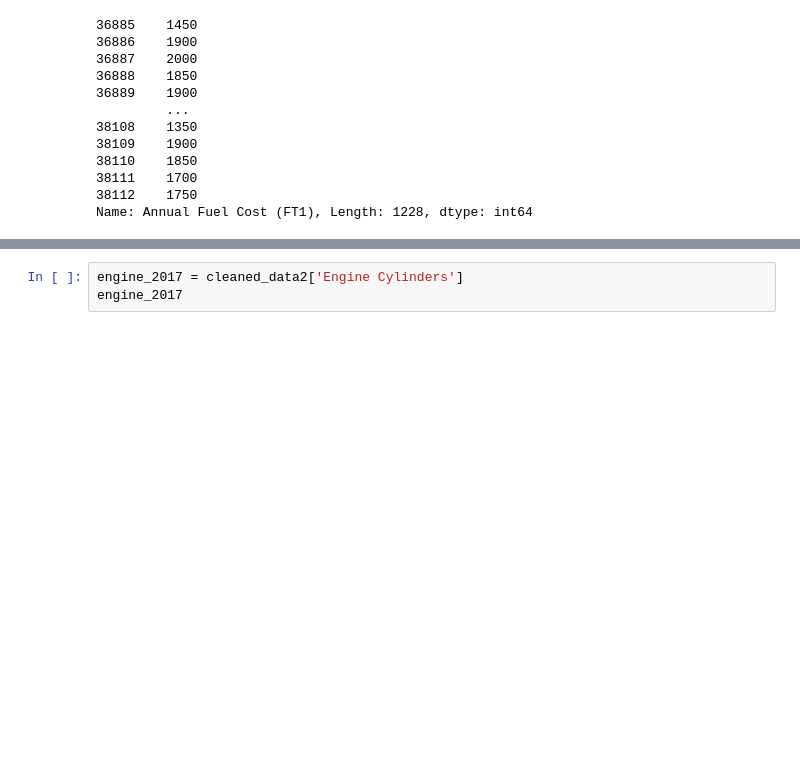
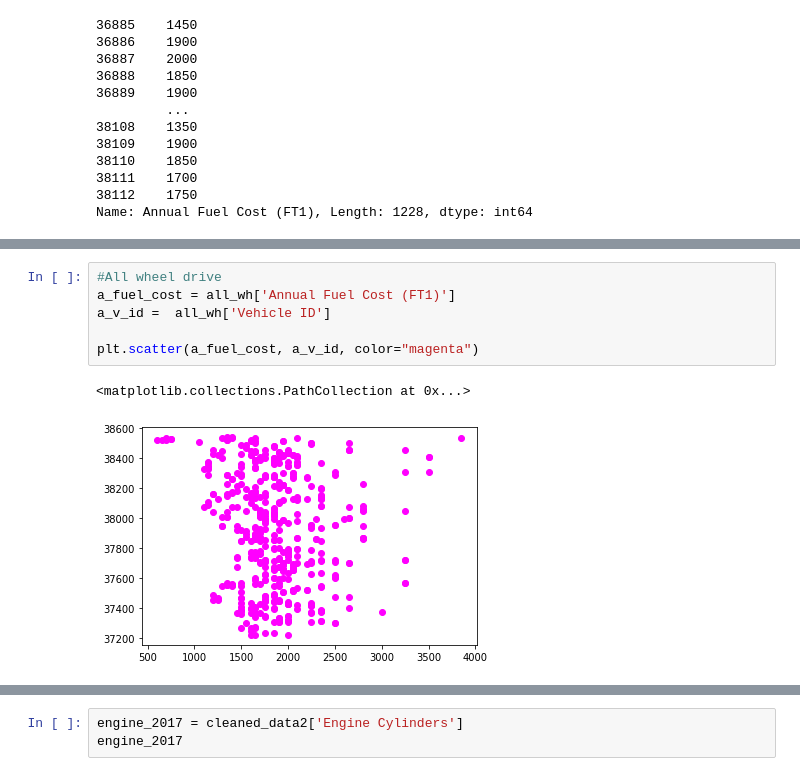
Before and after one commit to geraldwattsthethird/Fuel-Cost-Analysis, a Jupyter notebook: Fuel_Cost.ipynb, the cells around one changed output, grey strips where cells are left out. Drawn from its saved outputs; the diff is of its cells as text; blank space fills up the shorter version.

```diff
--- a/Fuel_Cost.ipynb
+++ b/Fuel_Cost.ipynb
@@ -397,0 +389,9 @@ Name: Drive, Length: 1228, dtype: object
+# %%
+#All wheel drive
+a_fuel_cost = all_wh['Annual Fuel Cost (FT1)']
+a_v_id =  all_wh['Vehicle ID']
+
+plt.scatter(a_fuel_cost, a_v_id, color="magenta")
+# %% [output]
+<matplotlib.collections.PathCollection at 0x...>
+[figure, added]
```
Also changed, not shown: parts of 11 cells of this notebook.
